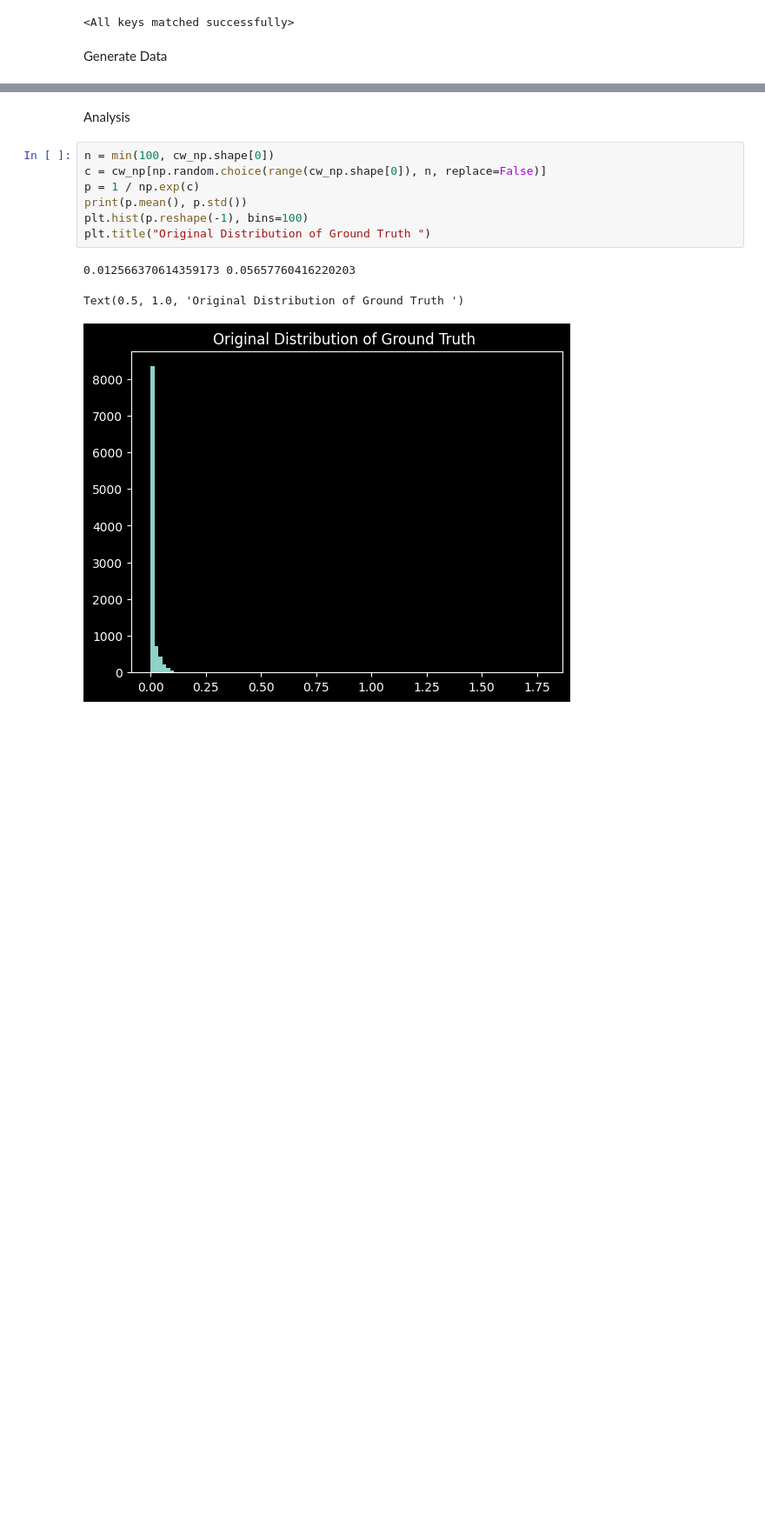
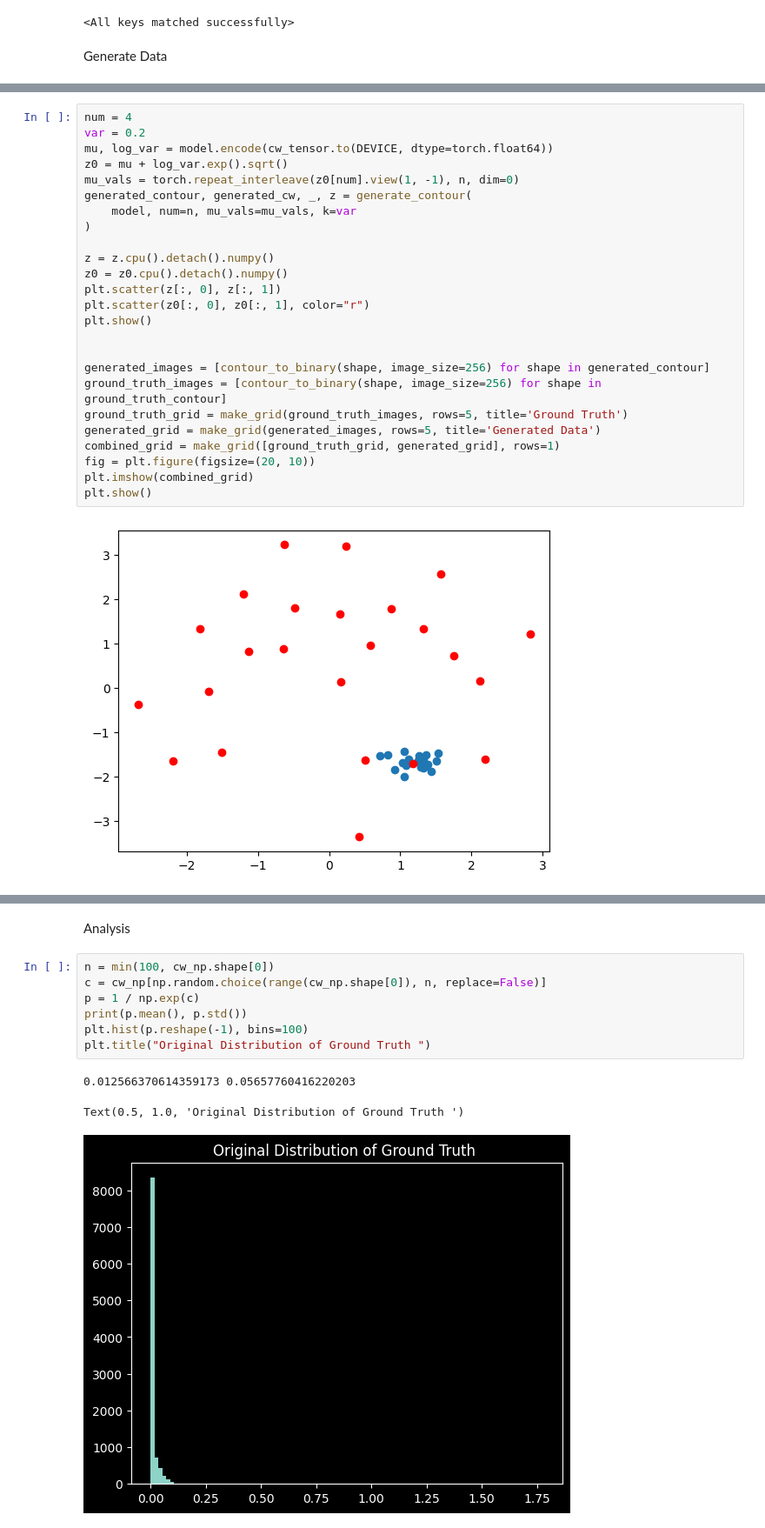
Before and after one commit to ChanceAroundYou/shape_prior_generation, a Jupyter notebook: VAE.ipynb, the cells around one changed output, grey strips where cells are left out. Shown: that part at 87% size. Saved outputs shown, nothing was run; the diff lists cells and outputs as text; blank space fills up the shorter version.

```diff
--- a/VAE.ipynb
+++ b/VAE.ipynb
@@ -260,0 +199,27 @@ plt.show()
+# %%
+num = 4
+var = 0.2
+mu, log_var = model.encode(cw_tensor.to(DEVICE, dtype=torch.float64))
+z0 = mu + log_var.exp().sqrt()
+mu_vals = torch.repeat_interleave(z0[num].view(1, -1), n, dim=0)
+generated_contour, generated_cw, _, z = generate_contour(
+    model, num=n, mu_vals=mu_vals, k=var
+)
+
+z = z.cpu().detach().numpy()
+z0 = z0.cpu().detach().numpy()
+plt.scatter(z[:, 0], z[:, 1])
+plt.scatter(z0[:, 0], z0[:, 1], color="r")
+plt.show()
+
+
+generated_images = [contour_to_binary(shape, image_size=256) for shape in generated_contour]
+ground_truth_images = [contour_to_binary(shape, image_size=256) for shape in ground_truth_contour]
+ground_truth_grid = make_grid(ground_truth_images, rows=5, title='Ground Truth')
+generated_grid = make_grid(generated_images, rows=5, title='Generated Data')
+combined_grid = make_grid([ground_truth_grid, generated_grid], rows=1)
+fig = plt.figure(figsize=(20, 10))
+plt.imshow(combined_grid)
+plt.show()
+# %% [output]
+[figure, added]
```
Also changed, not shown: parts of 9 cells of this notebook, 9 other files.
